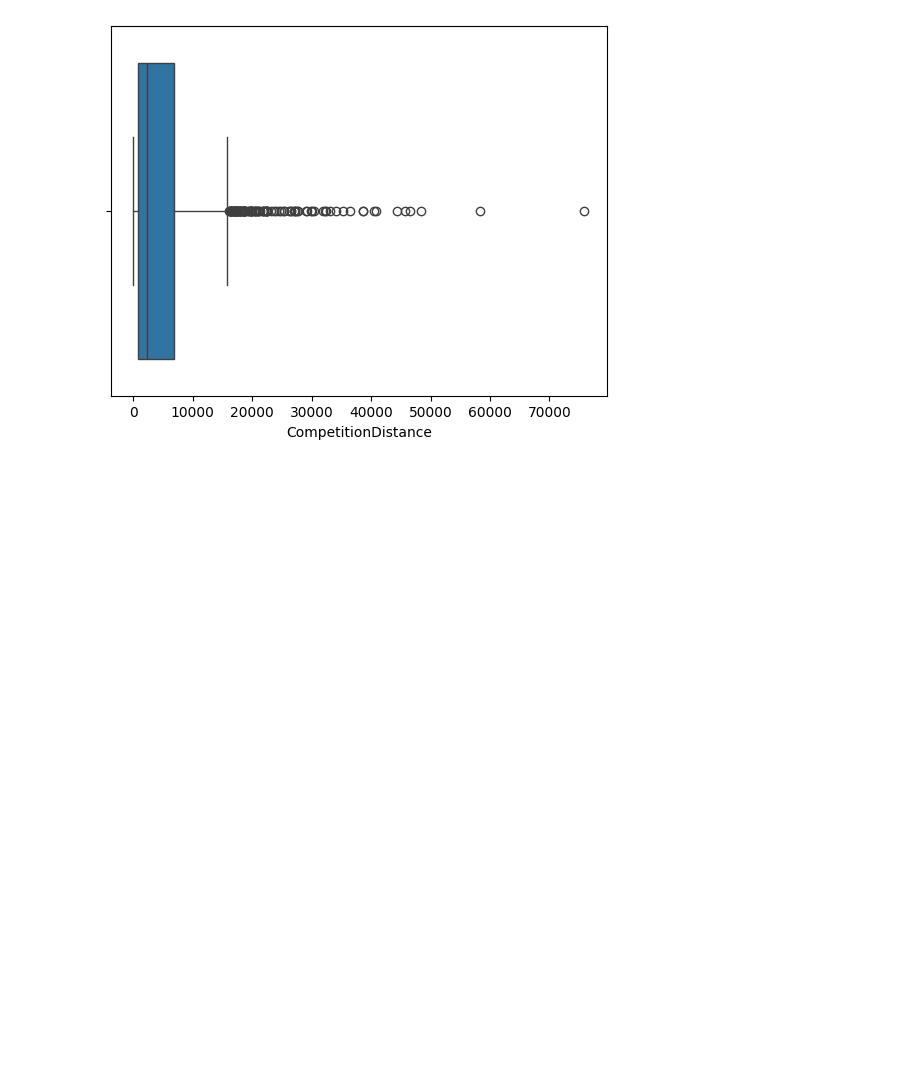
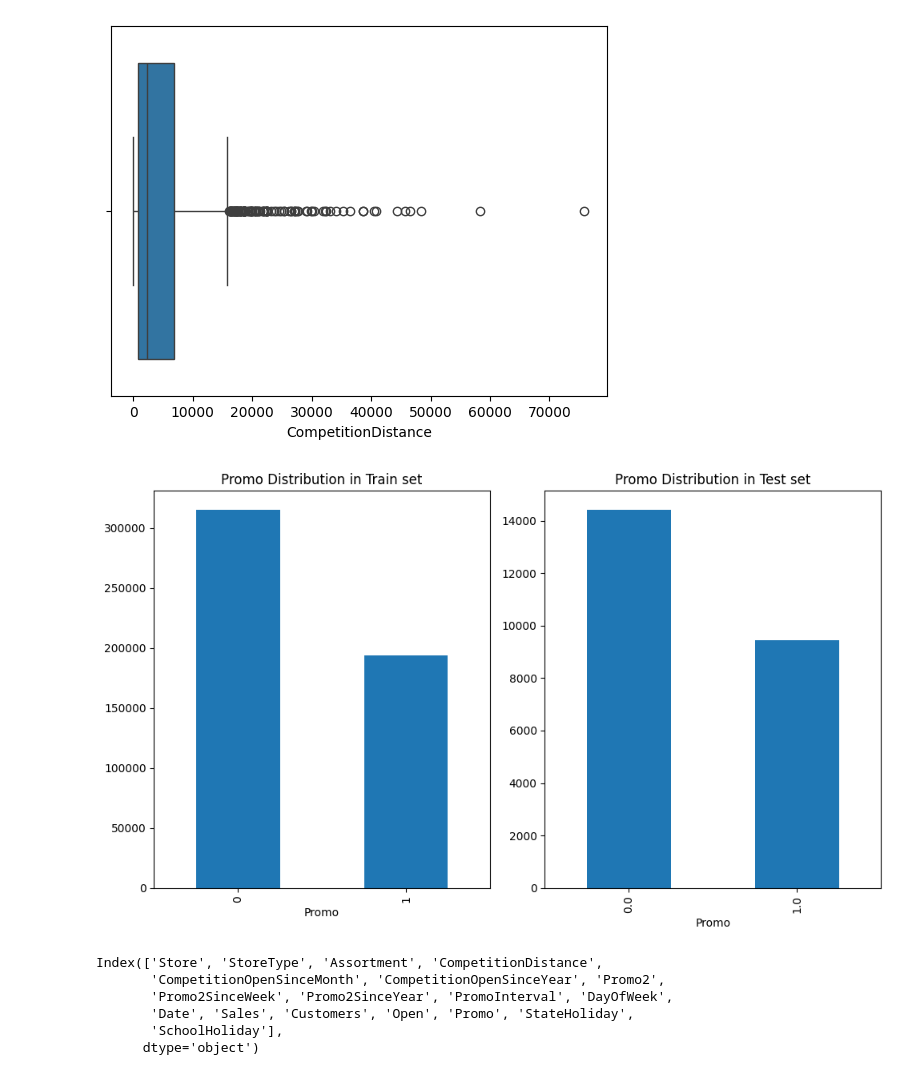
Before and after one commit to abrehamashebir/modeling-rossman-store-sales, a Jupyter notebook: notebooks/train_test.ipynb, the cells around one changed output. Drawn from its saved outputs; the diff is of its cells as text; code cells hidden in the pictures; blank space fills up the shorter version.

Commit message:
Exploration of customer purchasing behavior

```diff
--- a/notebooks/train_test.ipynb
+++ b/notebooks/train_test.ipynb
@@ -246,6 +246,7 @@ SchoolHoliday                     0
 dtype: int64
 # %%
 train.dropna(inplace=True)
+test.dropna(inplace=True)
 # %%
 for col in train.columns:
     univariate_analysis(train,col)
@@ -289,0 +286,22 @@ plt.show()
+# %%
+# Check for distribution in both training and test sets - are the promotions distributed similarly between these two groups?
+plt.figure(figsize=(10,6))
+plt.subplot(1,2,1)
+train['Promo'].value_counts().plot(kind = 'bar', title = 'Promo Distribution in Train set')
+
+plt.subplot(1,2,2)
+test['Promo'].value_counts().plot(kind = 'bar', title = 'Promo Distribution in Test set')
+
+plt.tight_layout()
+plt.show()
+# %% [output]
+[figure, added]
+# %%
+train.columns
+# %% [output]
+Index(['Store', 'StoreType', 'Assortment', 'CompetitionDistance',
+       'CompetitionOpenSinceMonth', 'CompetitionOpenSinceYear', 'Promo2',
+       'Promo2SinceWeek', 'Promo2SinceYear', 'PromoInterval', 'DayOfWeek',
+       'Date', 'Sales', 'Customers', 'Open', 'Promo', 'StateHoliday',
+       'SchoolHoliday'],
+      dtype='object')
```
Also changed, not shown: parts of 23 cells of this notebook, 2 other files.
